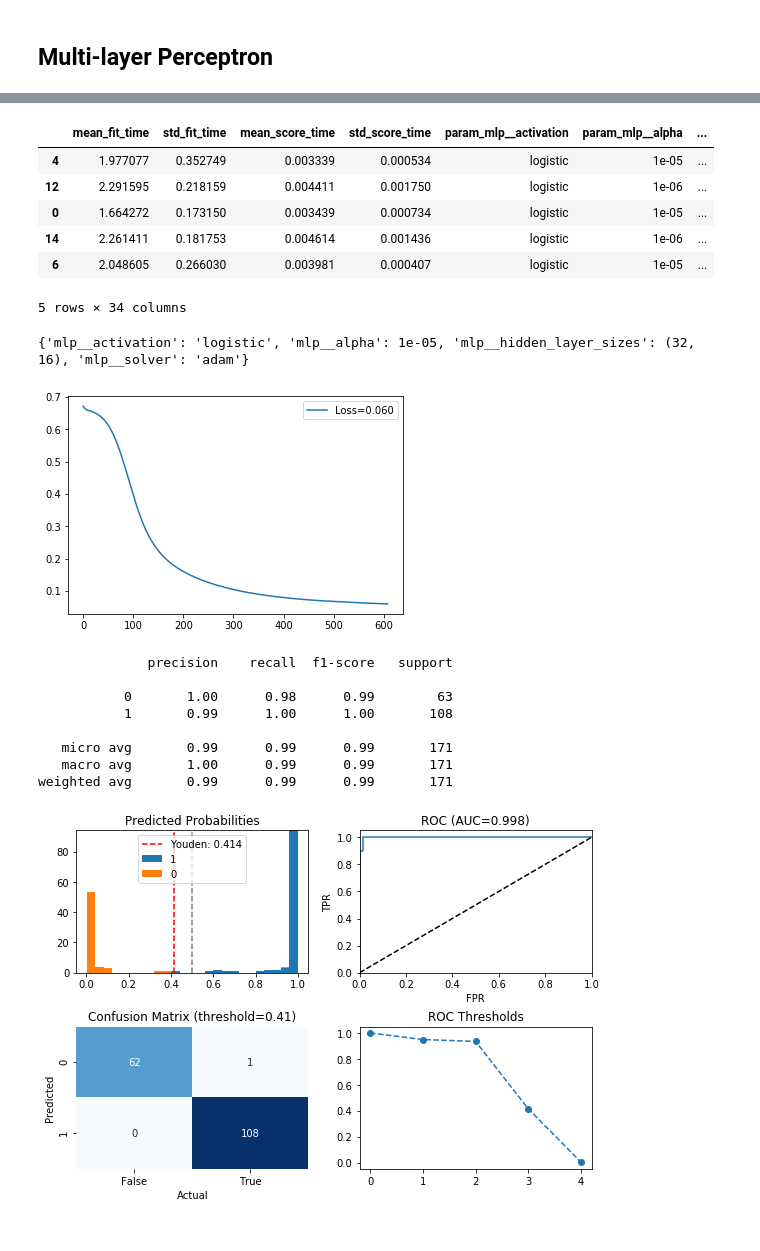
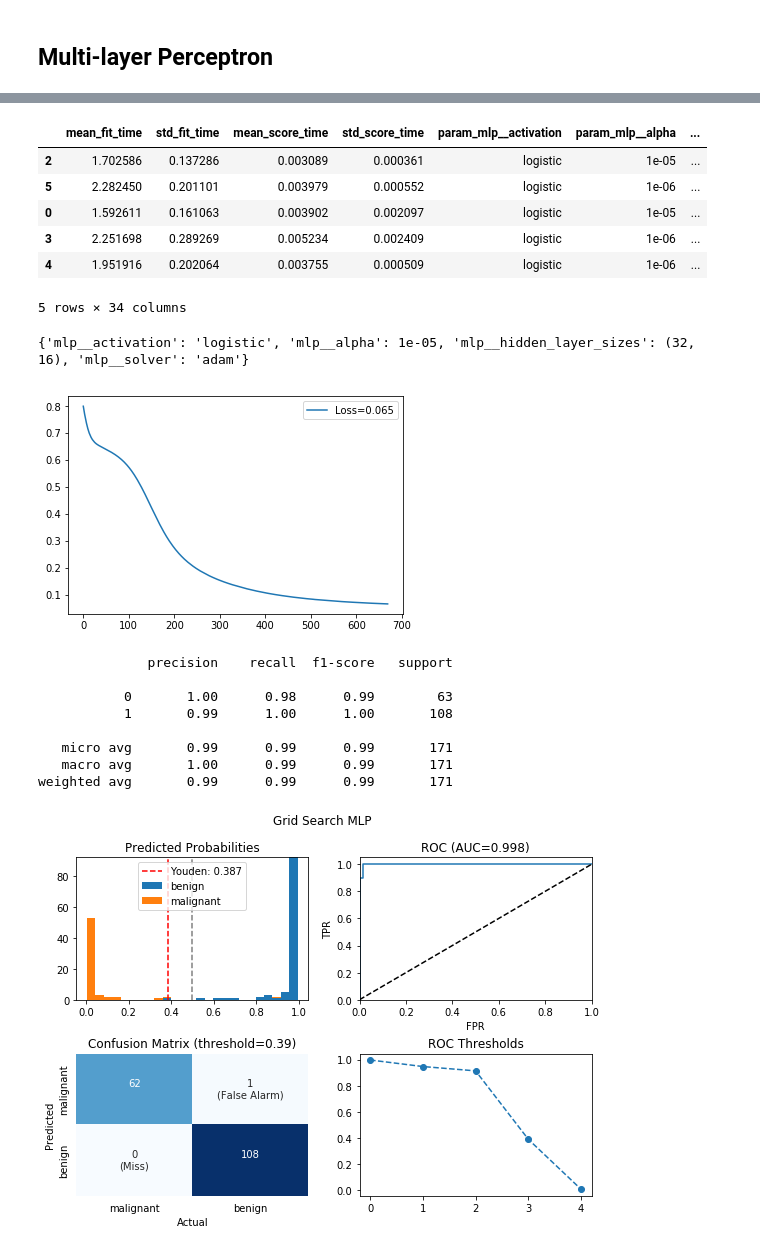
Before and after one commit to goerlitz/binary-classification, a Jupyter notebook: wisconsin-breast-cancer/wdbc_models.ipynb, the cells around one changed output, grey strips where cells are left out. Cells and saved outputs as stored; diff of their text form; code cells hidden in the pictures.

Commit message:
Added wdbc data exploration and extended models.

```diff
--- a/wisconsin-breast-cancer/wdbc_models.ipynb
+++ b/wisconsin-breast-cancer/wdbc_models.ipynb
@@ -52,7 +52,7 @@ Train and evaluate following models
 # %%
 from sklearn.metrics import roc_auc_score, roc_curve, auc, classification_report
 
-def show_results(y_true, y_hat, title=None, threshold=0.5, youden=True, report=True):
+def show_results(y_true, y_hat, labels, title=None, threshold=0.5, youden=True, report=True):
 
     fig, axs = plt.subplots(2,2, figsize=(8,6))
     axs = axs.ravel()
@@ -62,7 +62,8 @@ def show_results(y_true, y_hat, title=None, threshold=0.5, youden=True, report=T
         threshold = thres[np.where(tpr-fpr == max(tpr-fpr))][0]
 
     # histogram of predicted probabilities
-    axs[0].hist([y_hat[y_true==1], y_hat[y_true==0]], stacked=True, label=[1,0], bins=25)
+    names = [labels[i] for i in [1,0]]
+    axs[0].hist([y_hat[y_true==1], y_hat[y_true==0]], stacked=True, label=names, bins=25)
     axs[0].axvline(x=0.5, color='grey', linestyle='--')
     if youden:
         axs[0].axvline(x=threshold, color='r', linestyle='--', label=f'Youden: {threshold:.3f}')
@@ -84,8 +85,14 @@ def show_results(y_true, y_hat, title=None, threshold=0.5, youden=True, report=T
 
     # confusion_matrix
     cf = pd.crosstab(y_true, y_hat >= threshold, rownames=['Predicted'], colnames=['Actual']).astype(int)
-    sns.heatmap(cf, cmap='Blues', annot=True, ax=axs[2], cbar=False, fmt='g')
+    text=['', '(False Alarm)', '(Miss)', '']
+    text=pd.DataFrame(np.asarray(["{0}\n{1}".format(text,data) for text, data in zip(cf.values.flatten(), text)]).reshape(2,2))
+    sns.heatmap(cf, cmap='Blues', annot=text, ax=axs[2], cbar=False, fmt='s')
     axs[2].set_title(f'Confusion Matrix (threshold={threshold:.2f})')
+    axs[2].set_xticklabels(labels)
+    axs[2].set_yticklabels(labels, va='center')
+    axs[2].tick_params(axis='both', which='major', left=False, bottom=False)
+
 
     fig.suptitle(title)
     fig.tight_layout()
@@ -116,0 +126,6 @@ weighted avg       0.98      0.98      0.98       171
+# %%
+lr_ppl = ImbPipeline(steps = [('smote', SMOTE()), ('clf', LogisticRegression(solver='liblinear'))])
+lr_ppl.fit(X_train, y_train)
+y_hat = lr_ppl.predict_proba(X_test)[:,1]
+
+show_results(y_test, y_hat, data['target_names'], title="Logistic Regression (with SMOTE)")
@@ -116,0 +142,10 @@ weighted avg       0.98      0.98      0.98       171
+# %%
+#clf = LogisticRegressionCV(solver='liblinear', Cs=[0.01, 0.1, 1.0, 10], cv=10, verbose=1, max_iter=1000, class_weight=None, scoring='roc_auc')
+
+from sklearn.neighbors import KNeighborsClassifier
+clf = KNeighborsClassifier(n_neighbors=25)
+
+clf.fit(X_train, y_train)
+y_hat = clf.predict_proba(X_test)[:,1]
+
+show_results(y_test, y_hat, data['target_names'], title="k-Nearest Neighbors")
@@ -156,10 +201,10 @@ weighted avg       0.98      0.98      0.98       171
 from sklearn.model_selection import GridSearchCV
 
 params = {
-    'mlp__hidden_layer_sizes': [ (32), (16), (32, 16), (16, 16) ],
+    'mlp__hidden_layer_sizes': [ (32), (16), (32, 16) ],
     'mlp__alpha': [ 1e-5, 1e-6 ],
     'mlp__activation': ["logistic", "relu"],
-    'mlp__solver' : ['adam', 'sgd'] # sgd is faster but adam is better
+    'mlp__solver' : ['adam'] # sgd is faster but adam is better
 }
 
 gs = GridSearchCV(
@@ -187,11 +231,11 @@ Fitting 10 folds for each of 32 candidates, totalling 320 fits
 pd.DataFrame(gs.cv_results_).sort_values('rank_test_score').head()
 # %% [output]
 |  | mean_fit_time | std_fit_time | mean_score_time | std_score_time | param_mlp__activation | param_mlp__alpha | ... |
-| 4 | 1.977077 | 0.352749 | 0.003339 | 0.000534 | logistic | 1e-05 | ... |
-| 12 | 2.291595 | 0.218159 | 0.004411 | 0.001750 | logistic | 1e-06 | ... |
-| 0 | 1.664272 | 0.173150 | 0.003439 | 0.000734 | logistic | 1e-05 | ... |
-| 14 | 2.261411 | 0.181753 | 0.004614 | 0.001436 | logistic | 1e-06 | ... |
-| 6 | 2.048605 | 0.266030 | 0.003981 | 0.000407 | logistic | 1e-05 | ... |
+| 2 | 1.702586 | 0.137286 | 0.003089 | 0.000361 | logistic | 1e-05 | ... |
+| 5 | 2.282450 | 0.201101 | 0.003979 | 0.000552 | logistic | 1e-06 | ... |
+| 0 | 1.592611 | 0.161063 | 0.003902 | 0.002097 | logistic | 1e-05 | ... |
+| 3 | 2.251698 | 0.289269 | 0.005234 | 0.002409 | logistic | 1e-06 | ... |
+| 4 | 1.951916 | 0.202064 | 0.003755 | 0.000509 | logistic | 1e-06 | ... |
 5 rows × 34 columns
 # %%
 print(gs.best_params_)
@@ -201,18 +245,18 @@ clf = gs.best_estimator_.named_steps['mlp']
 show_loss(gs.best_estimator_.named_steps['mlp'])
 # %% [output]
 {'mlp__activation': 'logistic', 'mlp__alpha': 1e-05, 'mlp__hidden_layer_sizes': (32, 16), 'mlp__solver': 'adam'}
-[figure, old version]
+[figure, new version]
 # %%
 y_hat = gs.best_estimator_.predict_proba(X_test)[:,1]
 
-show_results(y_test, y_hat)
+show_results(y_test, y_hat, data['target_names'], 'Grid Search MLP')
 # %% [output]
               precision    recall  f1-score   support
 
            0       1.00      0.98      0.99        63
            1       0.99      1.00      1.00       108
 
    micro avg       0.99      0.99      0.99       171
    macro avg       1.00      0.99      0.99       171
 weighted avg       0.99      0.99      0.99       171
-[figure, old version]
+[figure, new version]
```
Also changed, not shown: parts of 12 cells of this notebook, 1 other file.
